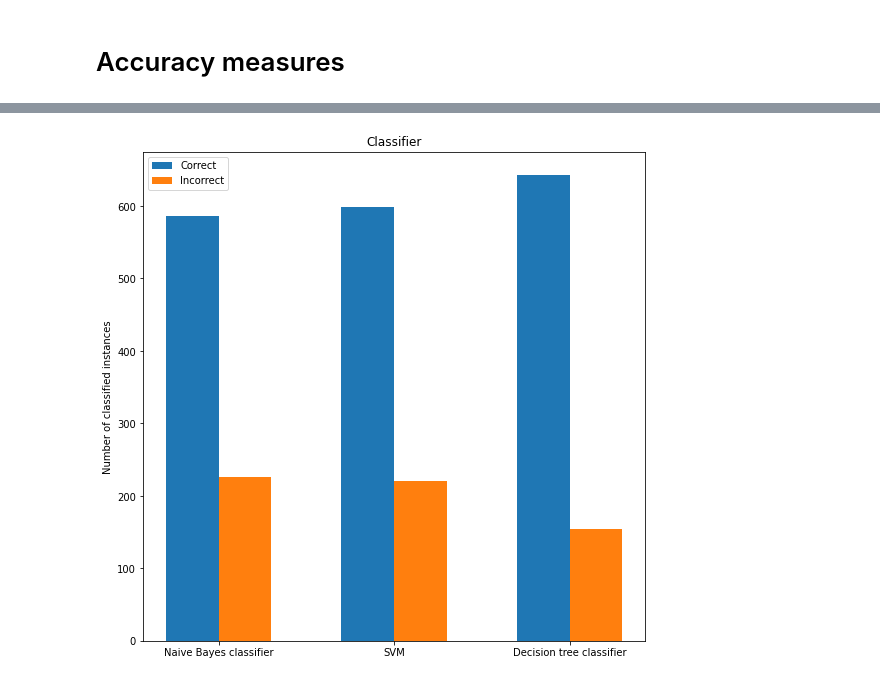
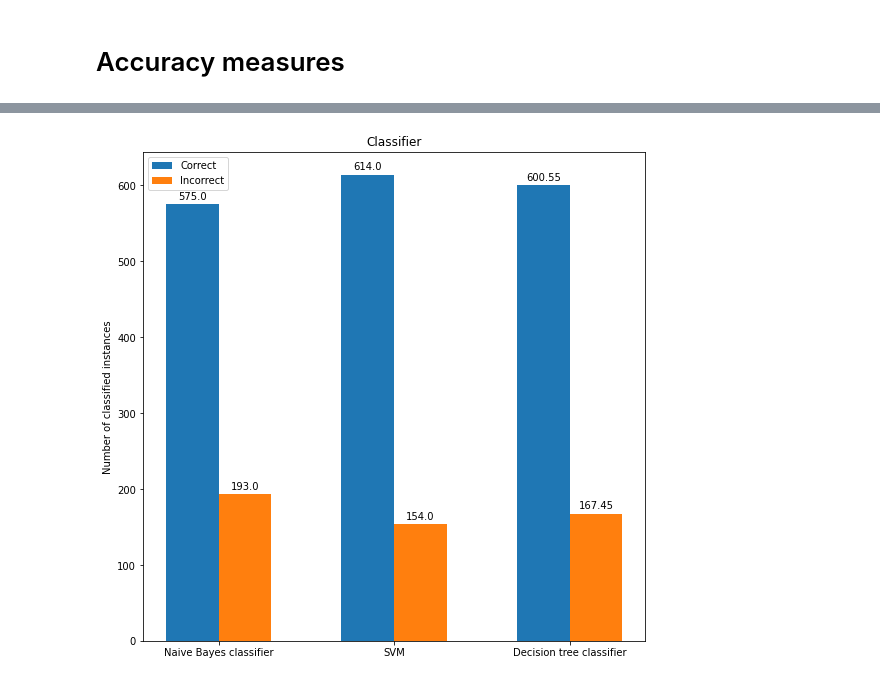
Before and after one commit to ir2718/intro-to-data-science, a Jupyter notebook: uzop_projekt.ipynb, the cells around one changed output, grey strips where cells are left out. Cells and saved outputs as stored; diff of their text form; code cells hidden in the pictures.

```diff
--- a/uzop_projekt.ipynb
+++ b/uzop_projekt.ipynb
@@ -215,6 +225,7 @@ params = {
 
 grid_search = GridSearchCV(svm, params, n_jobs=4, scoring='accuracy')
 grid_search.fit(X2, y)
+bp2 = grid_search.best_params_
 print(grid_search.best_params_)
 print(grid_search.best_score_)
 # %% [output]
@@ -358,6 +308,7 @@ params = {
 
 grid_search = GridSearchCV(nb, params, n_jobs=4, scoring='accuracy')
 grid_search.fit(X, y)
+bp3 = grid_search.best_params_
 print(grid_search.best_params_)
 print(grid_search.best_score_)
 # %% [output]
@@ -480,20 +435,29 @@ Decision tree classifier:
 cci = 'Correctly Classified Instances'
 ici = 'Incorrectly Classified Instances'
 
-def print_correct_and_incorrect(c):
+def print_correct_and_incorrect(alg, X, y):
+    x_train, x_test, y_train, y_test = train_test_split(X, y, test_size=0.2)
+    n = 100
+
+    c = np.array([[0, 0], [0, 0]])
+    for i in range(n):
+        model = alg()
+        model.fit(x_train, y_train)
+        y_hat = model.predict(X)
+        c += confusion_matrix(y, y_hat)
+
+    c = c/n
     print('{:>35s}: {}'.format(cci, c[0][0] + c[1][1]))
     print('{:>35s}: {}'.format(ici, c[1][0] + c[0][1]))
     print()
+    return c
+
+print('SVM:')
+svm_c = print_correct_and_incorrect(f2, X, y)
 
 print('Naive Bayes classifier:')
-c = confusion_matrix(y, gnb.predict(X))
-print_correct_and_incorrect(c)
-
-print('SVM:')
-c = confusion_matrix(y, svm2.predict(X))
-print_correct_and_incorrect(c)
+gnb_c = print_correct_and_incorrect(f3, X, y)
 
 print('Decision tree classifier:')
-c = confusion_matrix(y, dtc.predict(X))
-print_correct_and_incorrect(c)
+dtc_c = print_correct_and_incorrect(f4, X, y)
 # %% [output]
@@ -555,31 +505,31 @@ plt.show()
 # %%
 c_m = [
-       confusion_matrix(y, gnb.predict(X)),
-       confusion_matrix(y, svm2.predict(X)),
-       confusion_matrix(y, dtc.predict(X))
+       gnb_c,
+       svm_c,
+       dtc_c
 ]
 
 ind = np.arange(len(c_m))
 correct_f = lambda c: c[1][1] + c[0][0]
-incorrect_f = lambda c: c[1][0] + c[1][0]
+incorrect_f = lambda c: c[1][0] + c[0][1]
 
-correct = [correct_f(c_i) for c_i in c_m]
-incorrect = [incorrect_f(c_i) for c_i in c_m]
+correct = [np.round(correct_f(c_i), 2) for c_i in c_m]
+incorrect = [np.round(incorrect_f(c_i), 2) for c_i in c_m]
 
 fig, ax = plt.subplots(figsize=(9, 9))
 
 rects1 = ax.bar(ind - 0.15, correct, 0.3, label='Correct')
 rects2 = ax.bar(ind + 0.15, incorrect, 0.3, label='Incorrect')
 
 ax.set_ylabel('Number of classified instances')
 ax.set_title('Classifier')
 ax.set_xticks(ind)
 ax.set_xticklabels(names)
 ax.legend()
 
-# ax.bar_label(rects1, correct, padding=3)
-# ax.bar_label(rects2, incorrect, padding=3)
+ax.bar_label(rects1, correct, padding=3)
+ax.bar_label(rects2, incorrect, padding=3)
 
 plt.show()
 # %% [output]
-[figure, old version]
+[figure, new version]
```
Also changed, not shown: parts of 31 cells of this notebook.
